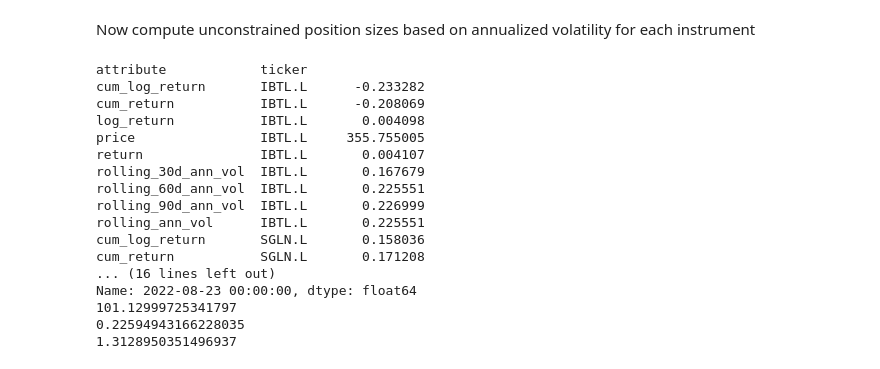
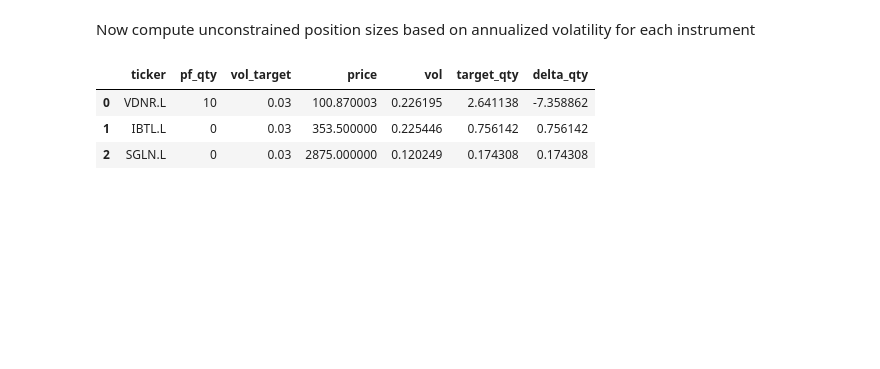
Before and after one commit to eliekawerk/alphabook, a Jupyter notebook: rp3.ipynb, the cells around one changed output. Drawn from its saved outputs; the diff is of its cells as text; code cells hidden in the pictures; blank space fills up the shorter version.

```diff
--- a/rp3.ipynb
+++ b/rp3.ipynb
@@ -105,33 +97,40 @@ plt.legend(loc=2)
 # %% [markdown]
 Now compute unconstrained position sizes based on annualized volatility for each instrument
-# %%
-
-latest_prices_df = prices_df.tail(1)
-print(latest_prices_df.iloc[0])
-
-last_price = latest_prices_df['price', 'VDNR.L'].values[0]
-vol = latest_prices_df['rolling_ann_vol', 'VDNR.L'].values[0]
-size = (equity_vol_target / vol) * (cash_value / last_price)
-
-
-print(last_price)
-print(vol)
-print(size)
-# %% [output]
-attribute            ticker
-cum_log_return       IBTL.L      -0.233282
-cum_return           IBTL.L      -0.208069
-log_return           IBTL.L       0.004098
-price                IBTL.L     355.755005
-return               IBTL.L       0.004107
-rolling_30d_ann_vol  IBTL.L       0.167679
-rolling_60d_ann_vol  IBTL.L       0.225551
-rolling_90d_ann_vol  IBTL.L       0.226999
-rolling_ann_vol      IBTL.L       0.225551
-cum_log_return       SGLN.L       0.158036
-cum_return           SGLN.L       0.171208
-... (16 lines left out)
-Name: 2022-08-23 00:00:00, dtype: float64
-101.12999725341797
-0.22594943166228035
-1.3128950351496937
+# %%
+latest_df = asset_df.tail(1)
+equity_price = latest_df['price', equity_ticker].values[0]
+bond_price = latest_df['price', bond_ticker].values[0]
+gold_price = latest_df['price', gold_ticker].values[0]
+portfolio_nav = cash_value + (equity_pf_qty * equity_price) + (bond_pf_qty * bond_price) + (gold_pf_qty * gold_price)
+
+portfolio_df = pd.DataFrame({
+    'ticker': universe_tickers,
+    'pf_qty': [equity_pf_qty, bond_pf_qty, gold_pf_qty],
+    'vol_target': [equity_vol_target, bond_vol_target, gold_vol_target],
+    'price': [equity_price, bond_price, gold_price],
+    'vol': [
+        latest_df['rolling_xd_ann_vol', equity_ticker].values[0],
+        latest_df['rolling_xd_ann_vol', bond_ticker].values[0],
+        latest_df['rolling_xd_ann_vol', gold_ticker].values[0],
+        ]
+})
+
+portfolio_df['target_qty'] = (portfolio_df['vol_target'] / portfolio_df['vol']) * (portfolio_nav / portfolio_df['price'])
+portfolio_df['delta_qty'] = (portfolio_df['target_qty'] - portfolio_df['pf_qty'])
+
+
+
+#vol = latest_prices_df['rolling_ann_vol', 'VDNR.L'].values[0]
+#size = (equity_vol_target / vol) * (cash_value / last_price)
+
+
+#print(last_price)
+#print(vol)
+#print(size)
+
+portfolio_df
+# %% [output]
+|  | ticker | pf_qty | vol_target | price | vol | target_qty | delta_qty |
+| 0 | VDNR.L | 10 | 0.03 | 100.870003 | 0.226195 | 2.641138 | -7.358862 |
+| 1 | IBTL.L | 0 | 0.03 | 353.500000 | 0.225446 | 0.756142 | 0.756142 |
+| 2 | SGLN.L | 0 | 0.03 | 2875.000000 | 0.120249 | 0.174308 | 0.174308 |
```
Also changed, not shown: parts of 3 cells of this notebook, 1 other file.
